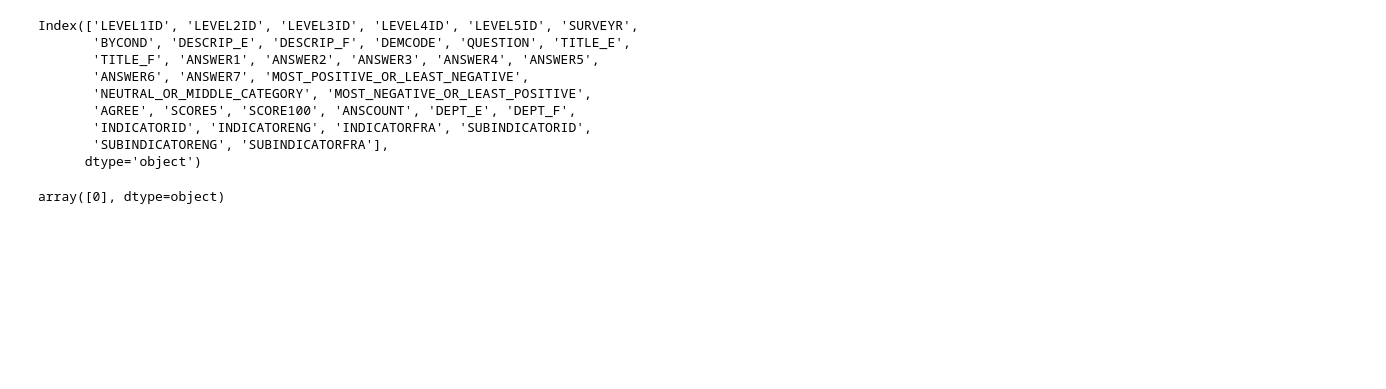
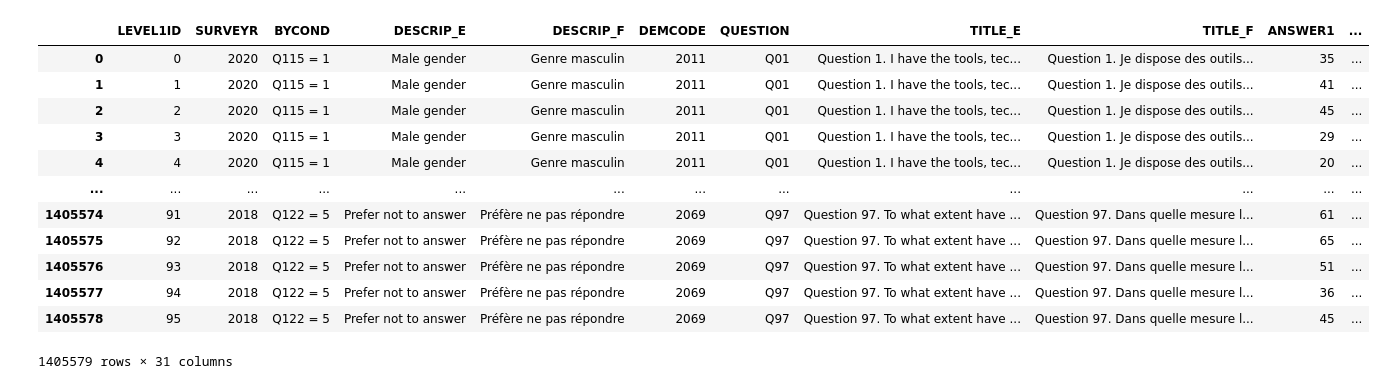
Before and after one commit to Sunnyc317/CanDev-equity_groups_talent_mobilization-, a Jupyter notebook: set3_sunny.ipynb, the cells around one changed output. Cells and saved outputs as stored; diff of their text form; code cells hidden in the pictures; blank space fills up the shorter version.

```diff
--- a/set3_sunny.ipynb
+++ b/set3_sunny.ipynb
@@ -12,0 +7,5 @@ set3.head()
+# %%
+set3 = pd.read_csv('subset-3-sous-ensemble-3.csv', encoding='ISO-8859-1')
+# print(set3[set3.LEVEL2ID!=0])
+set3.drop(columns=['LEVEL2ID', 'LEVEL3ID','LEVEL4ID','LEVEL5ID','DESCRIP_F','TITLE_F','DEPT_F', 'INDICATORFRA','SUBINDICATORFRA'],inplace=True)
+set3.head()
@@ -12,0 +22,11 @@ set3.head()
+# %%
+print(len(set3[set3['ANSWER1']== ' '].index))
+print(len(set3[set3['ANSWER5']== ' '].index))
+print(len(set3[set3['ANSWER2']!= ' '].index))
+
+# clean out empty rows
+print(len(set3))
+set3 = set3[set3['ANSWER2']!= ' ']
+set3.reset_index(inplace=True, drop=True)
+# set3_2020.to_csv('subset3_2020_cleaned.csv')
+set3.head()
@@ -13,21 +185,16 @@ set3.head()
 # %%
-set3.columns
+set3
 # %% [output]
+|  | LEVEL1ID | SURVEYR | BYCOND | DESCRIP_E | DESCRIP_F | DEMCODE | QUESTION | TITLE_E | TITLE_F | ANSWER1 | ... |
+| 0 | 0 | 2020 | Q115 = 1 | Male gender | Genre masculin | 2011 | Q01 | Question 1. I have the tools, tec... | Question 1. Je dispose des outils... | 35 | ... |
+| 1 | 1 | 2020 | Q115 = 1 | Male gender | Genre masculin | 2011 | Q01 | Question 1. I have the tools, tec... | Question 1. Je dispose des outils... | 41 | ... |
+| 2 | 2 | 2020 | Q115 = 1 | Male gender | Genre masculin | 2011 | Q01 | Question 1. I have the tools, tec... | Question 1. Je dispose des outils... | 45 | ... |
+| 3 | 3 | 2020 | Q115 = 1 | Male gender | Genre masculin | 2011 | Q01 | Question 1. I have the tools, tec... | Question 1. Je dispose des outils... | 29 | ... |
+| 4 | 4 | 2020 | Q115 = 1 | Male gender | Genre masculin | 2011 | Q01 | Question 1. I have the tools, tec... | Question 1. Je dispose des outils... | 20 | ... |
+| ... | ... | ... | ... | ... | ... | ... | ... | ... | ... | ... | ... |
+| 1405574 | 91 | 2018 | Q122 = 5 | Prefer not to answer | Préfère ne pas répondre | 2069 | Q97 | Question 97. To what extent have ... | Question 97. Dans quelle mesure l... | 61 | ... |
+| 1405575 | 92 | 2018 | Q122 = 5 | Prefer not to answer | Préfère ne pas répondre | 2069 | Q97 | Question 97. To what extent have ... | Question 97. Dans quelle mesure l... | 65 | ... |
+| 1405576 | 93 | 2018 | Q122 = 5 | Prefer not to answer | Préfère ne pas répondre | 2069 | Q97 | Question 97. To what extent have ... | Question 97. Dans quelle mesure l... | 51 | ... |
+| 1405577 | 94 | 2018 | Q122 = 5 | Prefer not to answer | Préfère ne pas répondre | 2069 | Q97 | Question 97. To what extent have ... | Question 97. Dans quelle mesure l... | 36 | ... |
+| 1405578 | 95 | 2018 | Q122 = 5 | Prefer not to answer | Préfère ne pas répondre | 2069 | Q97 | Question 97. To what extent have ... | Question 97. Dans quelle mesure l... | 45 | ... |
-Index(['LEVEL1ID', 'LEVEL2ID', 'LEVEL3ID', 'LEVEL4ID', 'LEVEL5ID', 'SURVEYR',
-       'BYCOND', 'DESCRIP_E', 'DESCRIP_F', 'DEMCODE', 'QUESTION', 'TITLE_E',
-       'TITLE_F', 'ANSWER1', 'ANSWER2', 'ANSWER3', 'ANSWER4', 'ANSWER5',
-       'ANSWER6', 'ANSWER7', 'MOST_POSITIVE_OR_LEAST_NEGATIVE',
-       'NEUTRAL_OR_MIDDLE_CATEGORY', 'MOST_NEGATIVE_OR_LEAST_POSITIVE',
-       'AGREE', 'SCORE5', 'SCORE100', 'ANSCOUNT', 'DEPT_E', 'DEPT_F',
-       'INDICATORID', 'INDICATORENG', 'INDICATORFRA', 'SUBINDICATORID',
-       'SUBINDICATORENG', 'SUBINDICATORFRA'],
-      dtype='object')
+1405579 rows × 31 columns
-# %%
-DESCRIP_E = set3.DESCRIP_E.unique()
-id = 0
-for equity_group in DESCRIP_E:
-    set3[set3.DESCRIP_E==equity_group] = id
-    id+=1
-DESCRIP_E
-# %% [output]
-array([0], dtype=object)
```
Also changed, not shown: parts of 15 cells of this notebook, 1 other file.
